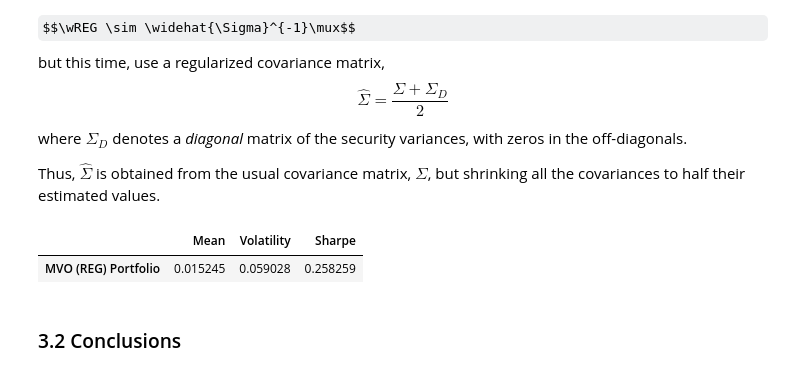
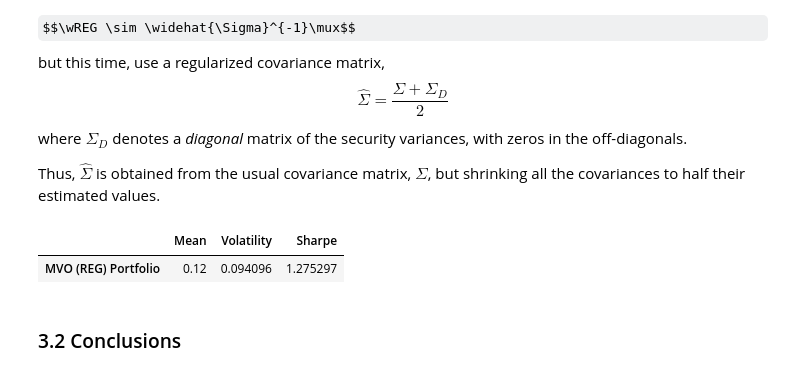
Before and after one commit to MrHumble-Bee/finm-portfolio-2023, a Jupyter notebook: homework/Hw1.ipynb, the cells around one changed output. Drawn from its saved outputs; the diff is of its cells as text; code cells hidden in the pictures; some formulas as TeX source.

```diff
--- a/homework/Hw1.ipynb
+++ b/homework/Hw1.ipynb
@@ -48,14 +48,17 @@ def get_high_low_from_corr_matrix(correlation_matrix):
 
 def calculate_optimal_portfolio_weights(df_excess_returns, custom_cov_matrix=None):
     vec_mean = df_excess_returns.mean().values
-    df_corr = df_excess_returns.corr().values if custom_cov_matrix is None else custom_cov_matrix
-    df_inv_corr = np.linalg.inv(df_corr)
-    vec_optimal_weights = (1/(np.ones(df_corr.shape[0]) @ df_inv_corr @ vec_mean.T)) * (df_inv_corr @ vec_mean.T)
+    df_cov = df_excess_returns.cov().values if custom_cov_matrix is None else custom_cov_matrix
+    df_inv_corr = np.linalg.inv(df_cov)
+    vec_optimal_weights = (1/(np.ones(df_inv_corr.shape[0]) @ df_inv_corr @ vec_mean.T)) * (df_inv_corr @ vec_mean.T)
     return vec_optimal_weights
 
-def series_weight_to_summary_stats(df_excess_return, portfolio_weights, scale: float=1.0):
+def series_weight_to_summary_stats(df_excess_return, portfolio_weights, scale: float=1.0, target_return: float=None):
     port_return_series = pd.DataFrame(df_excess_return.values @ portfolio_weights.T, columns=["Portfolio Stats"])
     summary_stats = er_to_summary_stats(port_return_series, scale=scale)
+    if target_return:
+        summary_stats["Mean"] = target_return
+        summary_stats["Volatility"] = target_return / summary_stats["Sharpe"]
     return summary_stats
 # %% [markdown]
 # 2. Mean-Variance Framwork
@@ -298,15 +322,20 @@ where $\Sigma_D$ denotes a *diagonal* matrix of the security variances, with zer
 
 Thus, $\widehat{\Sigma}$ is obtained from the usual covariance matrix, $\Sigma$, but shrinking all the covariances to half their estimated values.
 # %%
+df_er_cov = df_excess_returns.iloc[:,1:].cov()
 num_assets = df_excess_returns.shape[1]-1
 sig_d = np.zeros((num_assets, num_assets))
-np.fill_diagonal(sig_d, np.diag(df_er_corr))
-df_er_corr_reg = (df_er_corr + sig_d) / 2
-vec_optimal_weights = calculate_optimal_portfolio_weights(df_excess_returns.iloc[:,1:], custom_cov_matrix=df_er_corr_reg)
+np.fill_diagonal(sig_d, np.diag(df_er_cov))
+df_er_cov_reg = (df_er_cov + sig_d) / 2
+vec_optimal_weights = calculate_optimal_portfolio_weights(df_excess_returns.iloc[:,1:], custom_cov_matrix=df_er_cov_reg.values)
 vec_reg_rseries = pd.DataFrame(df_excess_returns.iloc[:,1:].values @ vec_optimal_weights.T, index=df_excess_returns_adj_tips["Date"], columns=["MVO (REG) Portfolio"])
-er_to_summary_stats(vec_reg_rseries)
+df_reg_summary_stats = er_to_summary_stats(vec_reg_rseries, scale=12)
+target_return = 0.12
+df_reg_summary_stats["Mean"] = target_return
+df_reg_summary_stats["Volatility"] = target_return / df_reg_summary_stats["Sharpe"]
+df_reg_summary_stats
 # %% [output]
 |  | Mean | Volatility | Sharpe |
-| MVO (REG) Portfolio | 0.015245 | 0.059028 | 0.258259 |
+| MVO (REG) Portfolio | 0.12 | 0.094096 | 1.275297 |
 # %% [markdown]
 ### 3.2 Conclusions
```
Also changed, not shown: parts of 15 cells of this notebook.
